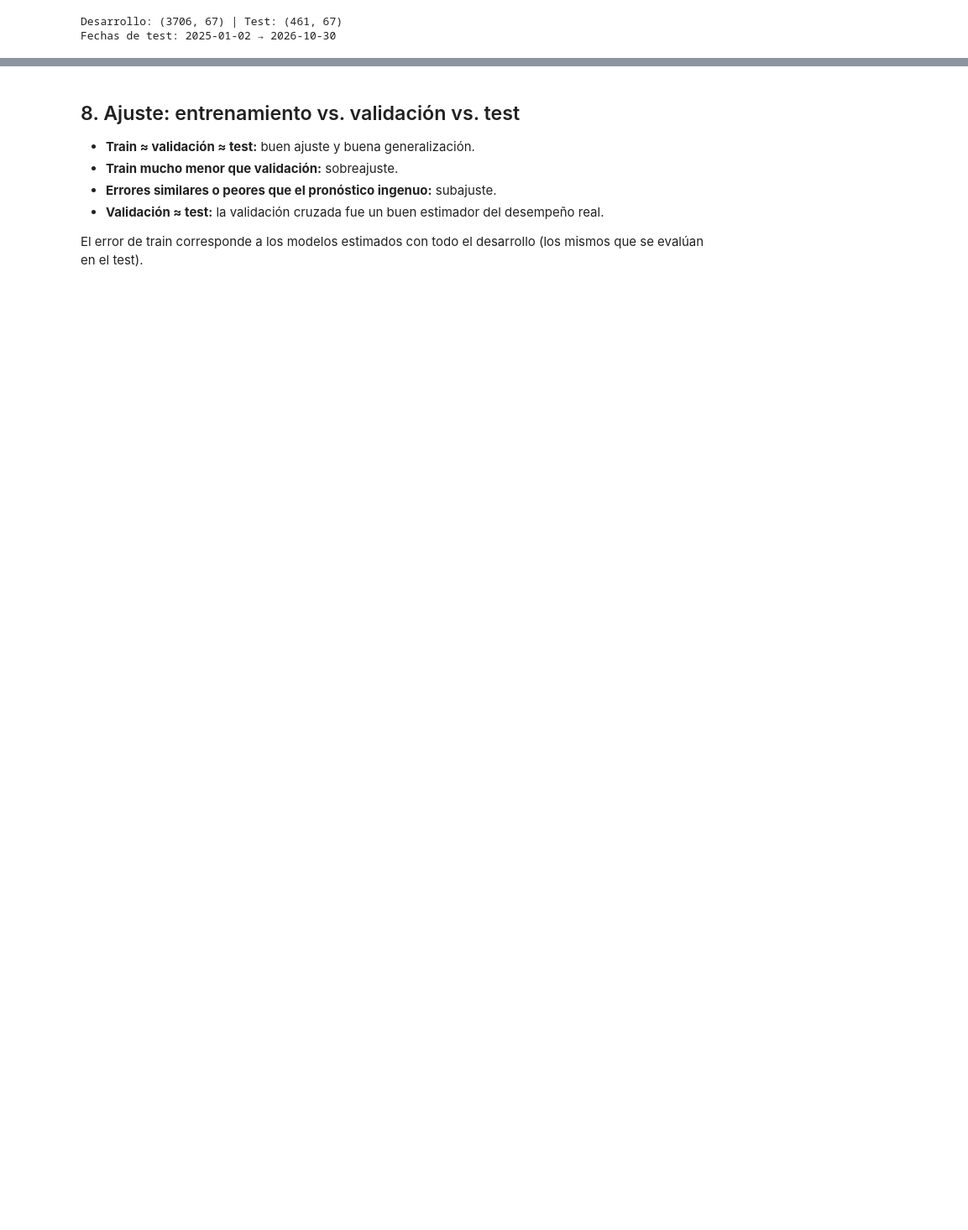
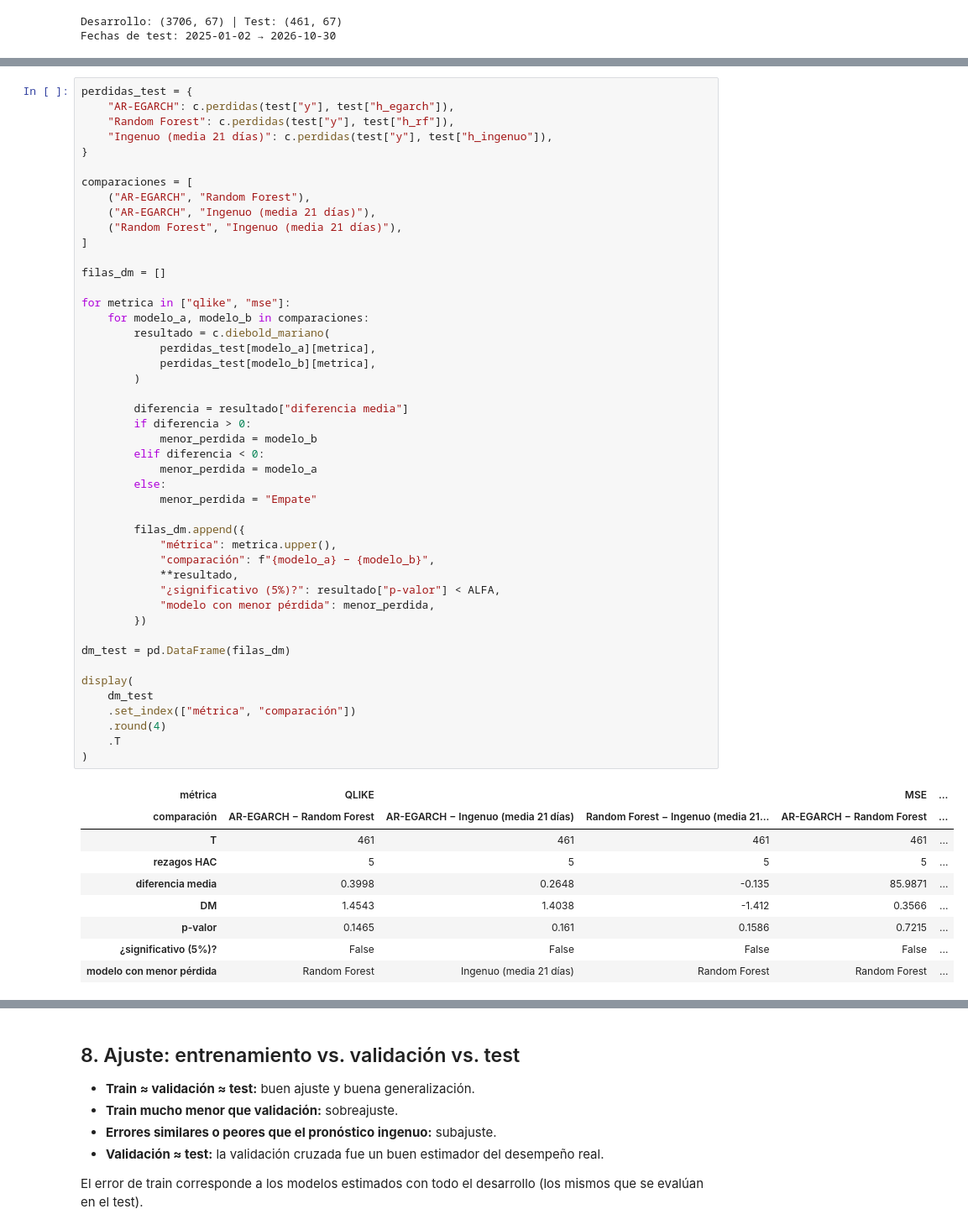
Before and after one commit to darlamai/proyecto_final_ml_wti, a Jupyter notebook: notebooks/07.comparison_model.ipynb, the cells around one changed output, grey strips where cells are left out. Shown at 84% size. Drawn from its saved outputs; the diff is of its cells as text; blank space fills up the shorter version.

```diff
--- a/notebooks/07.comparison_model.ipynb
+++ b/notebooks/07.comparison_model.ipynb
@@ -565,0 +750,56 @@ display(dm_test.round(4))
+# %%
+perdidas_test = {
+    "AR-EGARCH": c.perdidas(test["y"], test["h_egarch"]),
+    "Random Forest": c.perdidas(test["y"], test["h_rf"]),
+    "Ingenuo (media 21 días)": c.perdidas(test["y"], test["h_ingenuo"]),
+}
+
+comparaciones = [
+    ("AR-EGARCH", "Random Forest"),
+    ("AR-EGARCH", "Ingenuo (media 21 días)"),
+    ("Random Forest", "Ingenuo (media 21 días)"),
+]
+
+filas_dm = []
+
+for metrica in ["qlike", "mse"]:
+    for modelo_a, modelo_b in comparaciones:
+        resultado = c.diebold_mariano(
+            perdidas_test[modelo_a][metrica],
+            perdidas_test[modelo_b][metrica],
+        )
+
+        diferencia = resultado["diferencia media"]
+        if diferencia > 0:
+            menor_perdida = modelo_b
+        elif diferencia < 0:
+            menor_perdida = modelo_a
+        else:
+            menor_perdida = "Empate"
+
+        filas_dm.append({
+            "métrica": metrica.upper(),
+            "comparación": f"{modelo_a} − {modelo_b}",
+            **resultado,
+            "¿significativo (5%)?": resultado["p-valor"] < ALFA,
+            "modelo con menor pérdida": menor_perdida,
+        })
+
+dm_test = pd.DataFrame(filas_dm)
+
+display(
+    dm_test
+    .set_index(["métrica", "comparación"])
+    .round(4)
+    .T
+)
+# %% [output]
+| métrica | QLIKE |  |  | MSE | ... |
+| comparación | AR-EGARCH − Random Forest | AR-EGARCH − Ingenuo (media 21 días) | Random Forest − Ingenuo (media 21... | AR-EGARCH − Random Forest | ... |
+| T | 461 | 461 | 461 | 461 | ... |
+| rezagos HAC | 5 | 5 | 5 | 5 | ... |
+| diferencia media | 0.3998 | 0.2648 | -0.135 | 85.9871 | ... |
+| DM | 1.4543 | 1.4038 | -1.412 | 0.3566 | ... |
+| p-valor | 0.1465 | 0.161 | 0.1586 | 0.7215 | ... |
+| ¿significativo (5%)? | False | False | False | False | ... |
+| modelo con menor pérdida | Random Forest | Ingenuo (media 21 días) | Random Forest | Random Forest | ... |
```
Also changed, not shown: parts of 54 cells of this notebook, 34 other files.
